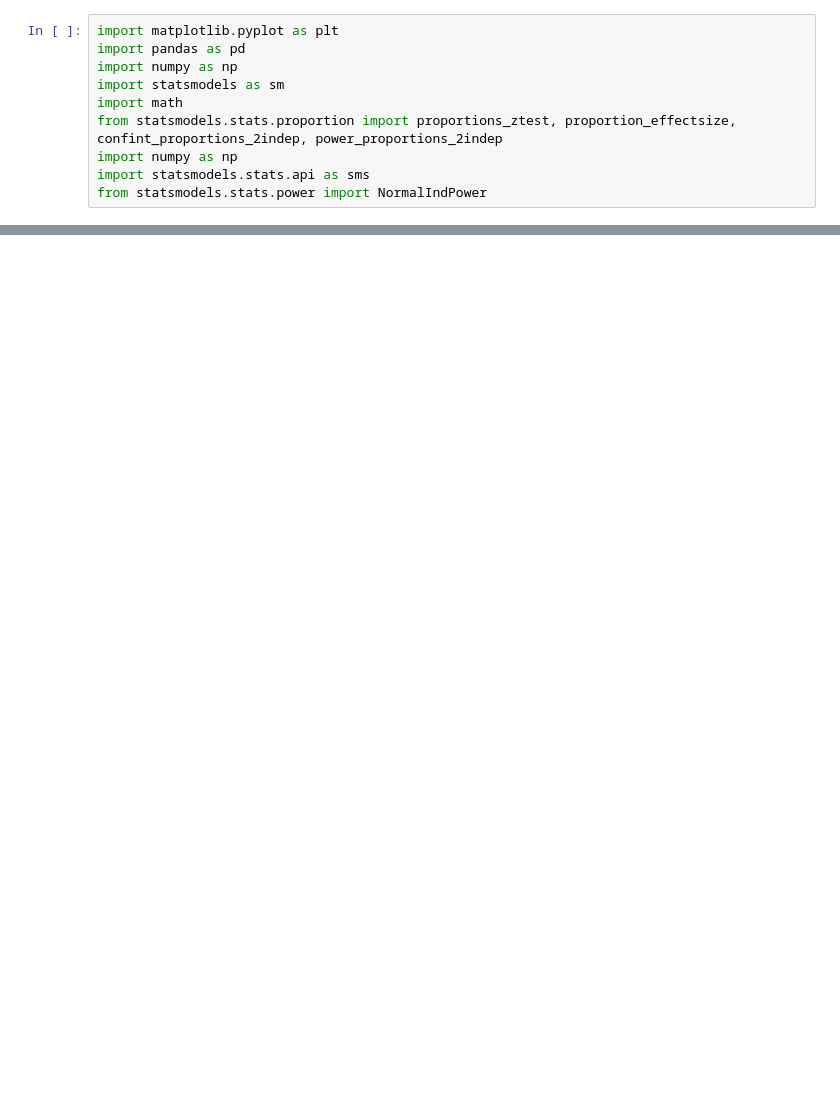
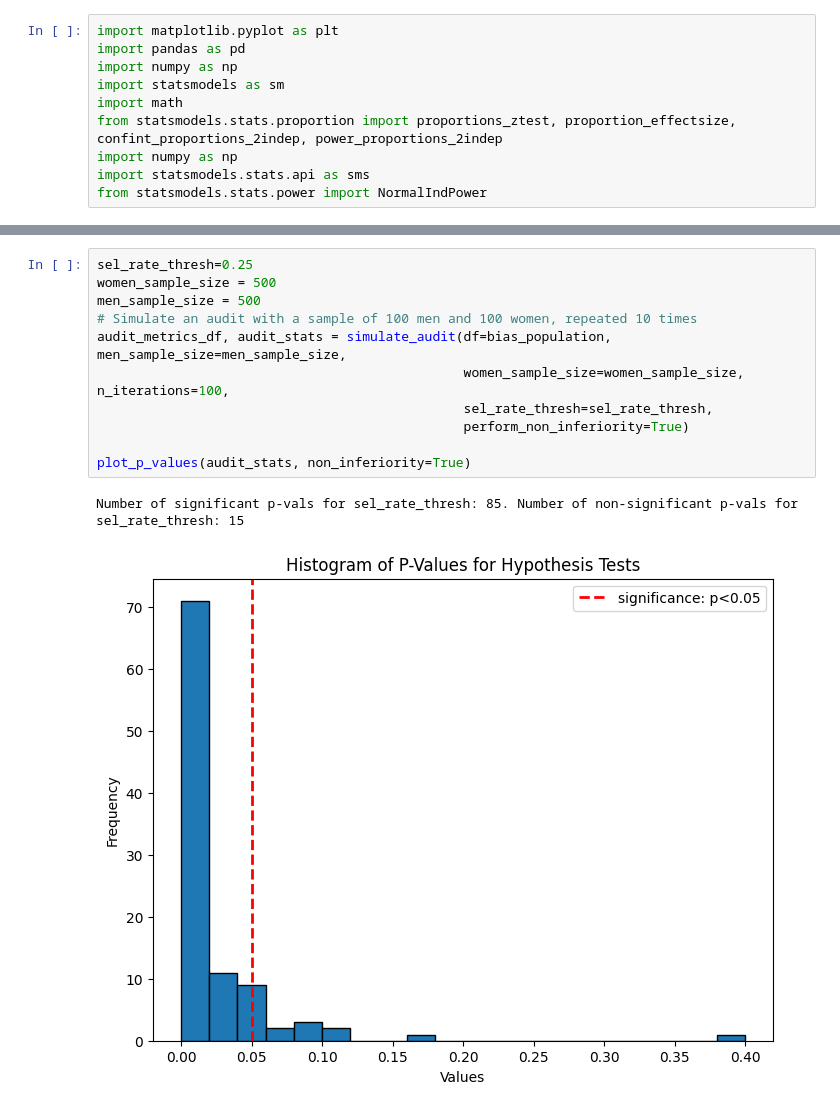
Before and after one commit to amywinecoff/audit_simulation, a Jupyter notebook: audit_simulation.ipynb, the cells around one changed output, grey strips where cells are left out. Drawn from its saved outputs; the diff is of its cells as text; blank space fills up the shorter version.

```diff
--- a/audit_simulation.ipynb
+++ b/audit_simulation.ipynb
@@ -720,0 +391,14 @@ audit_stats
+# %%
+sel_rate_thresh=0.25
+women_sample_size = 500
+men_sample_size = 500
+# Simulate an audit with a sample of 100 men and 100 women, repeated 10 times
+audit_metrics_df, audit_stats = simulate_audit(df=bias_population, men_sample_size=men_sample_size,
+                                               women_sample_size=women_sample_size, n_iterations=100,
+                                               sel_rate_thresh=sel_rate_thresh,
+                                               perform_non_inferiority=True)
+
+plot_p_values(audit_stats, non_inferiority=True)
+# %% [output]
+Number of significant p-vals for sel_rate_thresh: 85. Number of non-significant p-vals for sel_rate_thresh: 15
+[figure, added]
```
Also changed, not shown: parts of 19 cells of this notebook.
